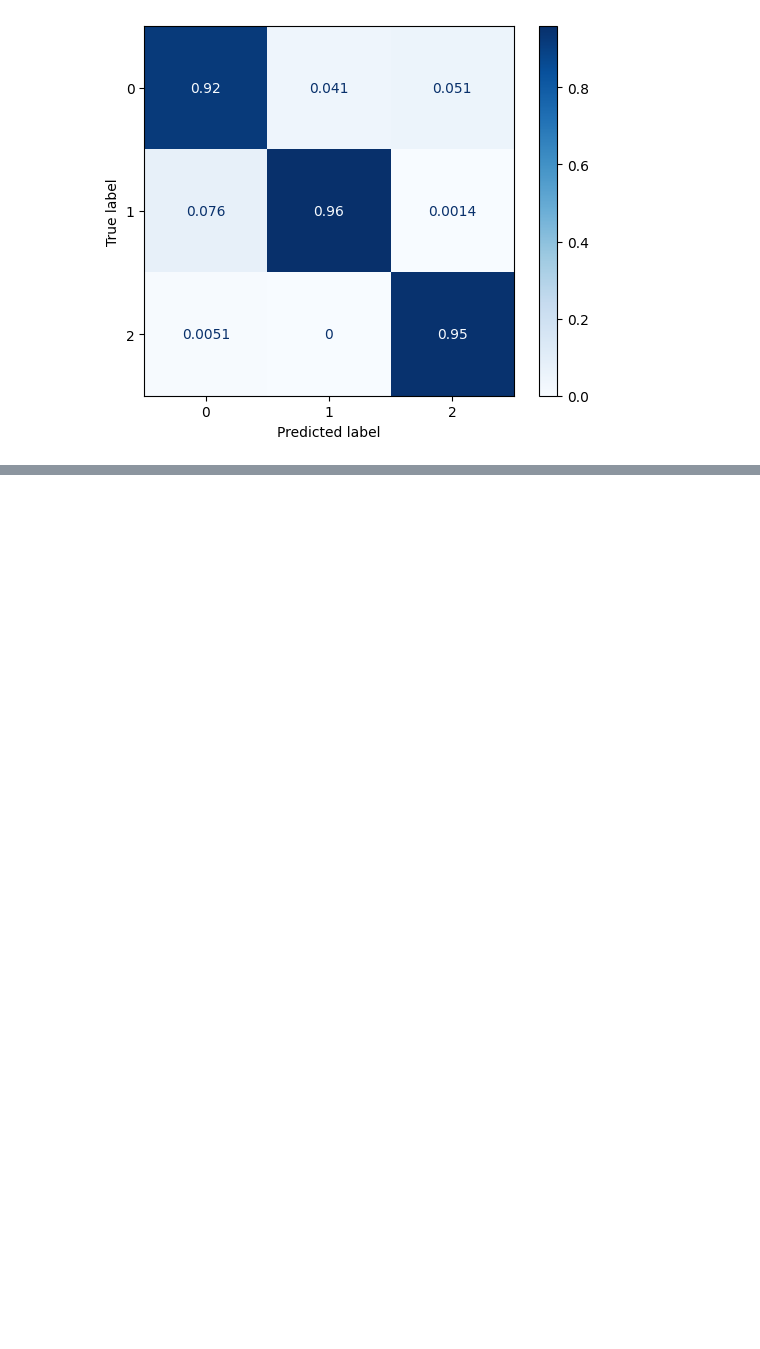
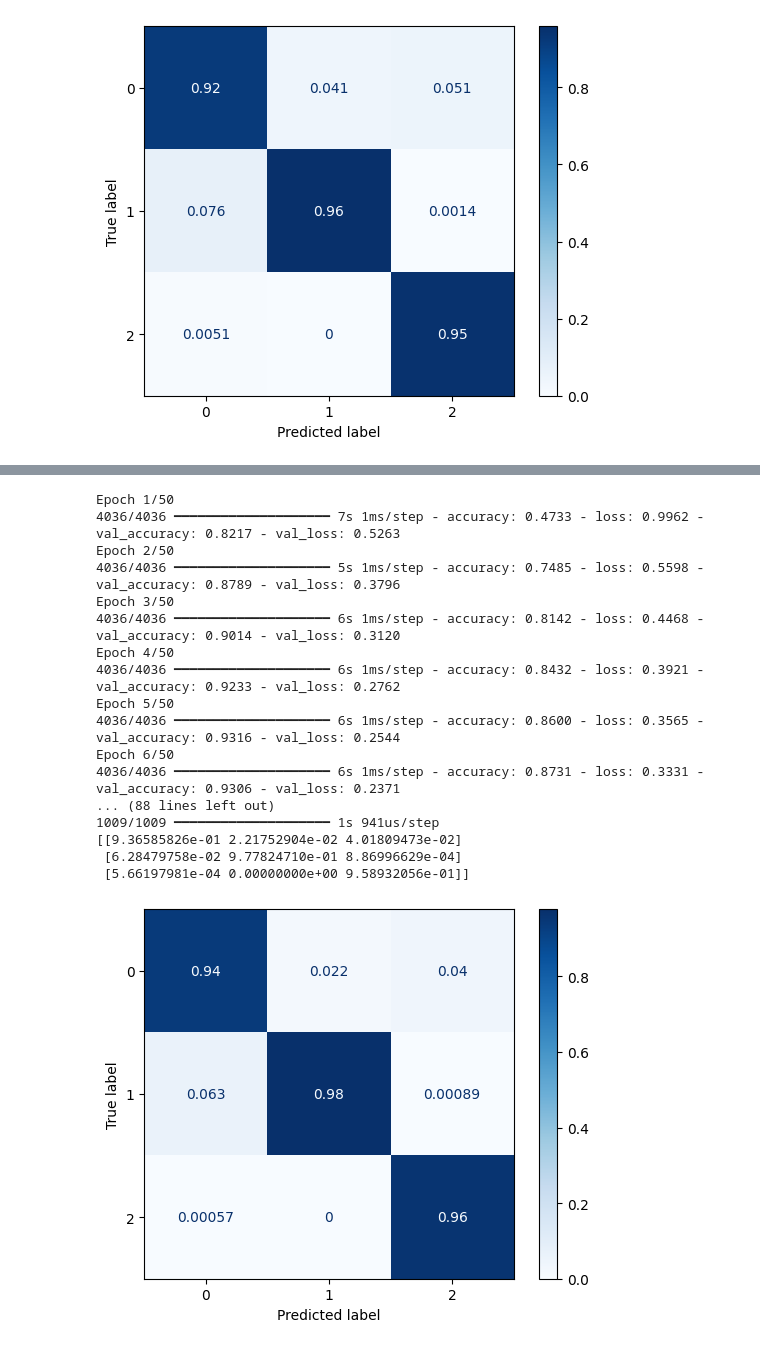
Before and after one commit to TeodoraSekulic/MASINSKO-projekat3, a Jupyter notebook: zvezde/novoP3.ipynb, the cells around one changed output, grey strips where cells are left out. Cells and saved outputs as stored; diff of their text form; code cells hidden in the pictures; blank space fills up the shorter version.

```diff
--- a/zvezde/novoP3.ipynb
+++ b/zvezde/novoP3.ipynb
@@ -1076,0 +1320,18 @@ epoch_count = range(1, len(training_loss) + 1)
+# %%
+from tensorflow.keras.models import Sequential
+from tensorflow.keras.layers import Dense, Dropout
+from tensorflow.keras.optimizers import Adam
+
+# Kreiranje modela
+model_admin3 = Sequential()
+model_admin3.add(Dense(15, input_shape=(11,), activation='sigmoid'))  # Sigmoid aktivacijska funkcija
+model_admin3.add(Dropout(0.2))  # Dropout sloj za regularizaciju
+model_admin3.add(Dense(8, activation='sigmoid'))
+model_admin3.add(Dense(3, activation='softmax'))
+
+# Kompilacija modela s optimizatorom Adam i postavljenim parametrima
+adam_max_optimizer = Adam(learning_rate=0.001, beta_1=0.9, beta_2=0.999, epsilon=1e-07, amsgrad=True)
+model_admin3.compile(loss='categorical_crossentropy', optimizer=adam_max_optimizer, metrics=['accuracy'])
+
+# Ispis informacija o modelu
+model_admin3.summary()
@@ -1076,0 +1354,23 @@ epoch_count = range(1, len(training_loss) + 1)
+# %%
+model_admin3.compile(loss='categorical_crossentropy', optimizer=adam_max_optimizer, metrics=['accuracy'])
+# %%
+history = my_fit4(dataframe_enc_stand, model_admin3, epochs=50)
+# %% [output]
+Epoch 1/50
+4036/4036 ━━━━━━━━━━━━━━━━━━━━ 7s 1ms/step - accuracy: 0.4733 - loss: 0.9962 - val_accuracy: 0.8217 - val_loss: 0.5263
+Epoch 2/50
+4036/4036 ━━━━━━━━━━━━━━━━━━━━ 5s 1ms/step - accuracy: 0.7485 - loss: 0.5598 - val_accuracy: 0.8789 - val_loss: 0.3796
+Epoch 3/50
+4036/4036 ━━━━━━━━━━━━━━━━━━━━ 6s 1ms/step - accuracy: 0.8142 - loss: 0.4468 - val_accuracy: 0.9014 - val_loss: 0.3120
+Epoch 4/50
+4036/4036 ━━━━━━━━━━━━━━━━━━━━ 6s 1ms/step - accuracy: 0.8432 - loss: 0.3921 - val_accuracy: 0.9233 - val_loss: 0.2762
+Epoch 5/50
+4036/4036 ━━━━━━━━━━━━━━━━━━━━ 6s 1ms/step - accuracy: 0.8600 - loss: 0.3565 - val_accuracy: 0.9316 - val_loss: 0.2544
+Epoch 6/50
+4036/4036 ━━━━━━━━━━━━━━━━━━━━ 6s 1ms/step - accuracy: 0.8731 - loss: 0.3331 - val_accuracy: 0.9306 - val_loss: 0.2371
+... (88 lines left out)
+1009/1009 ━━━━━━━━━━━━━━━━━━━━ 1s 941us/step
+[[9.36585826e-01 2.21752904e-02 4.01809473e-02]
+ [6.28479758e-02 9.77824710e-01 8.86996629e-04]
+ [5.66197981e-04 0.00000000e+00 9.58932056e-01]]
+[figure, added]
```
Also changed, not shown: parts of 17 cells of this notebook.
